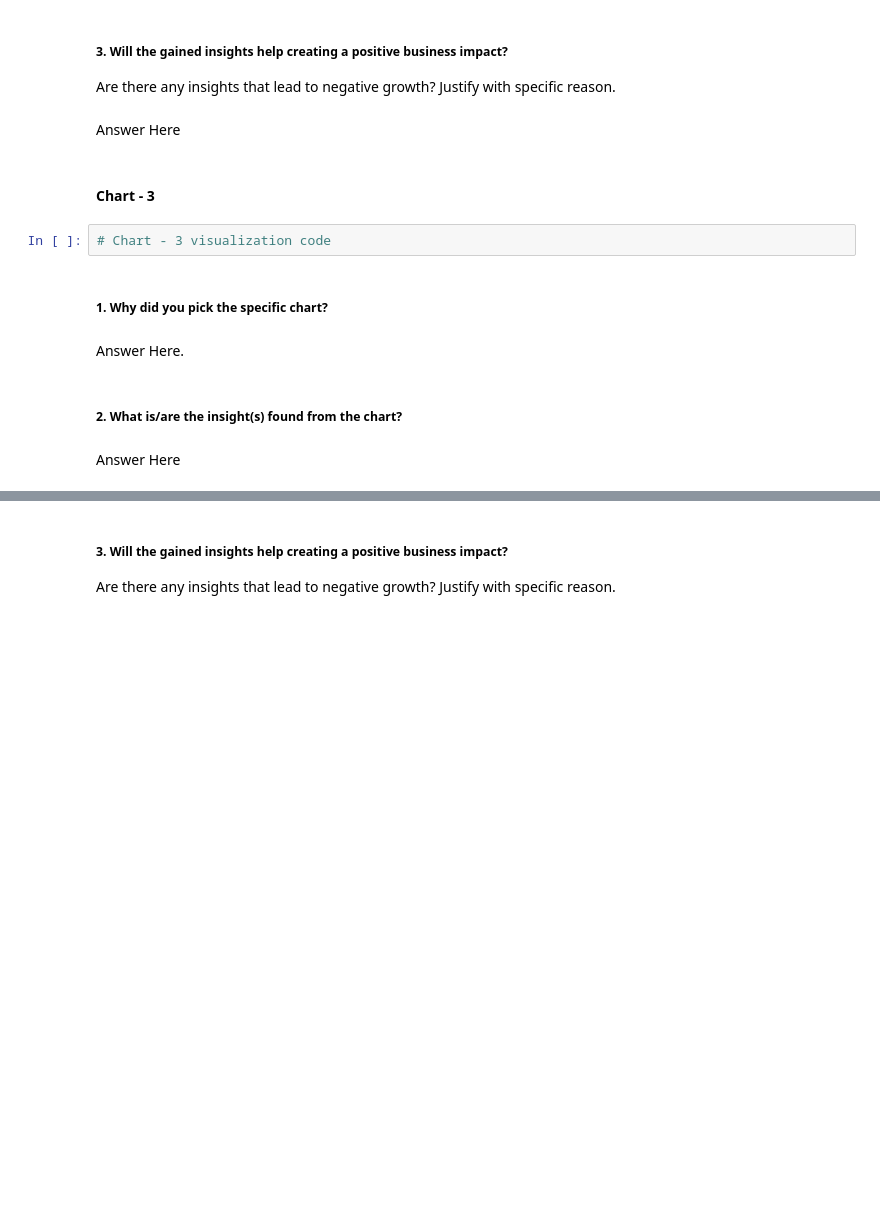
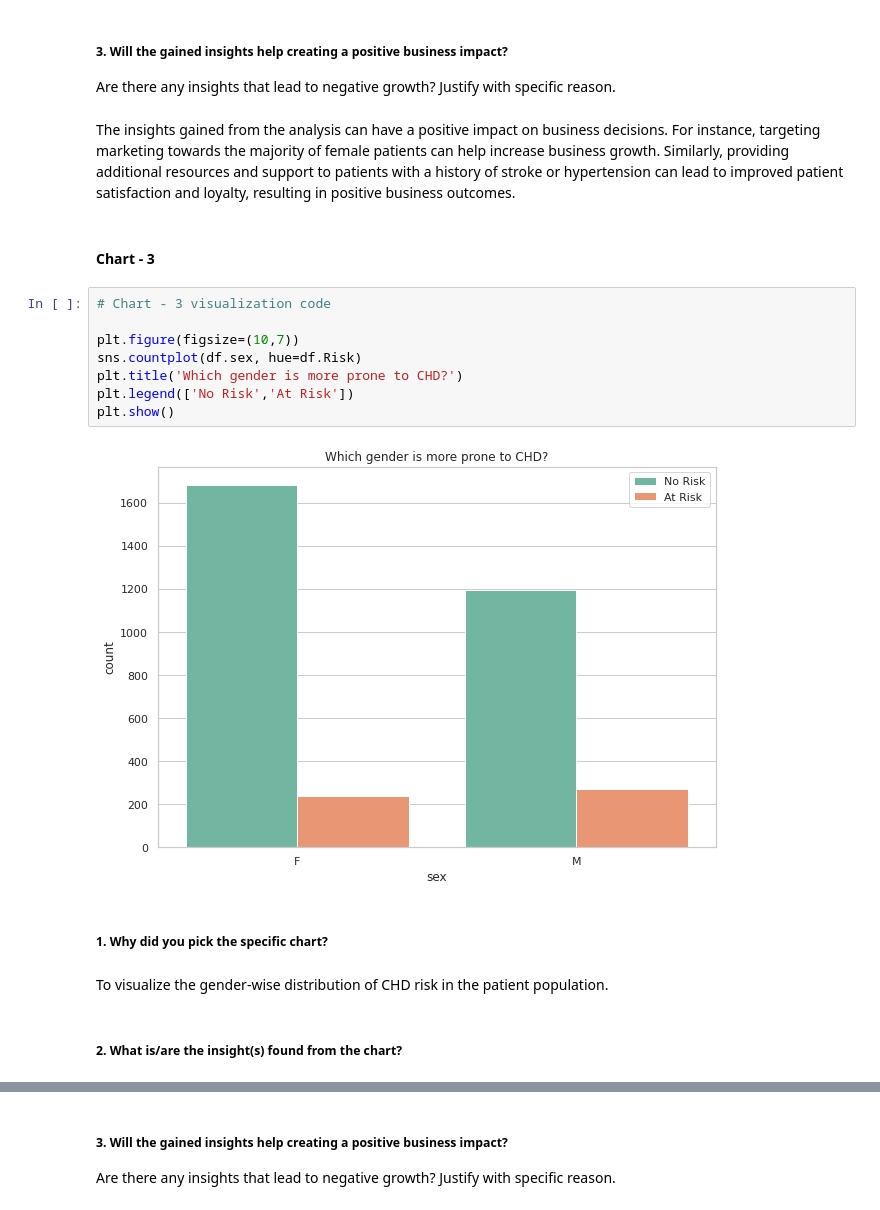
Before and after one commit to Krushikkk/Cardiovascular_Risk_Prediction, a Jupyter notebook: Cardiovascular_Risk_Prediction.ipynb, the cells around one changed output, grey strips where cells are left out. Drawn from its saved outputs; the diff is of its cells as text; blank space fills up the shorter version.

```diff
--- a/Cardiovascular_Risk_Prediction.ipynb
+++ b/Cardiovascular_Risk_Prediction.ipynb
@@ -431,17 +465,23 @@ Answer Here
 # %% [markdown]
 ##### 3. Will the gained insights help creating a positive business impact?
 Are there any insights that lead to negative growth? Justify with specific reason.
-# %% [markdown]
-Answer Here
+# %% [markdown]
+The insights gained from the analysis can have a positive impact on business decisions. For instance, targeting marketing towards the majority of female patients can help increase business growth. Similarly, providing additional resources and support to patients with a history of stroke or hypertension can lead to improved patient satisfaction and loyalty, resulting in positive business outcomes.
 # %% [markdown]
 #### Chart - 3
-# %%
-# Chart - 3 visualization code
+# %%
+# Chart - 3 visualization code
+
+plt.figure(figsize=(10,7))
+sns.countplot(df.sex, hue=df.Risk)
+plt.title('Which gender is more prone to CHD?')
+plt.legend(['No Risk','At Risk'])
+plt.show()
+# %% [output]
+[figure, added]
 # %% [markdown]
 ##### 1. Why did you pick the specific chart?
-# %% [markdown]
-Answer Here.
+# %% [markdown]
+To visualize the gender-wise distribution of CHD risk in the patient population.
 # %% [markdown]
 ##### 2. What is/are the insight(s) found from the chart?
-# %% [markdown]
-Answer Here
```
Also changed, not shown: parts of 25 cells of this notebook.
